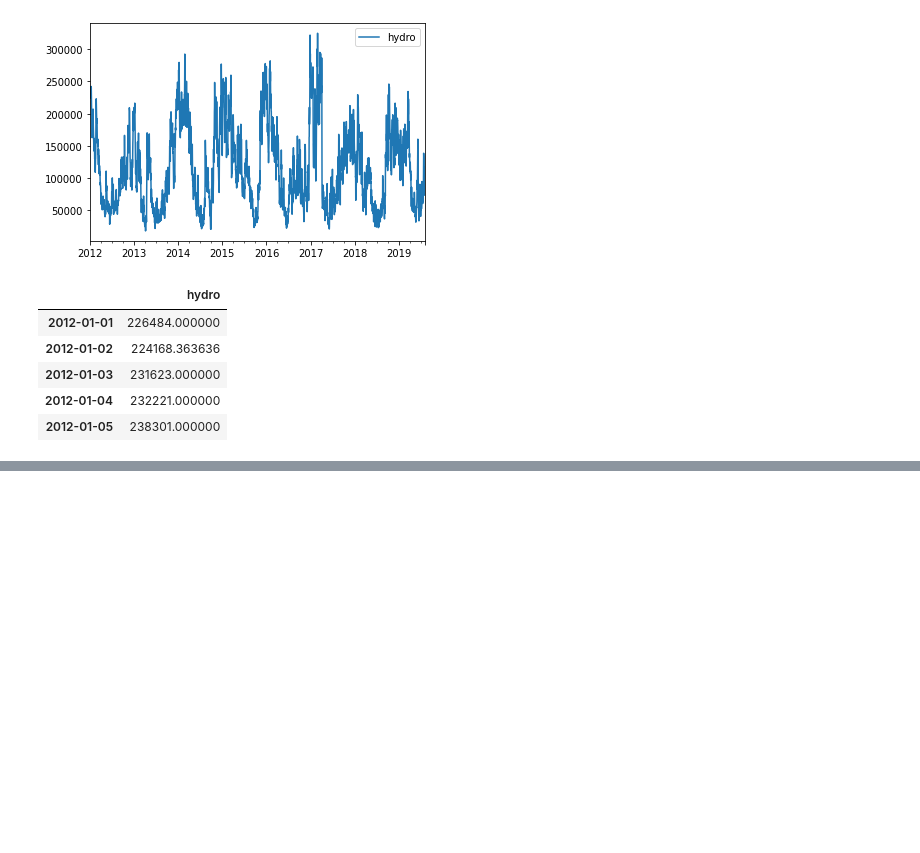
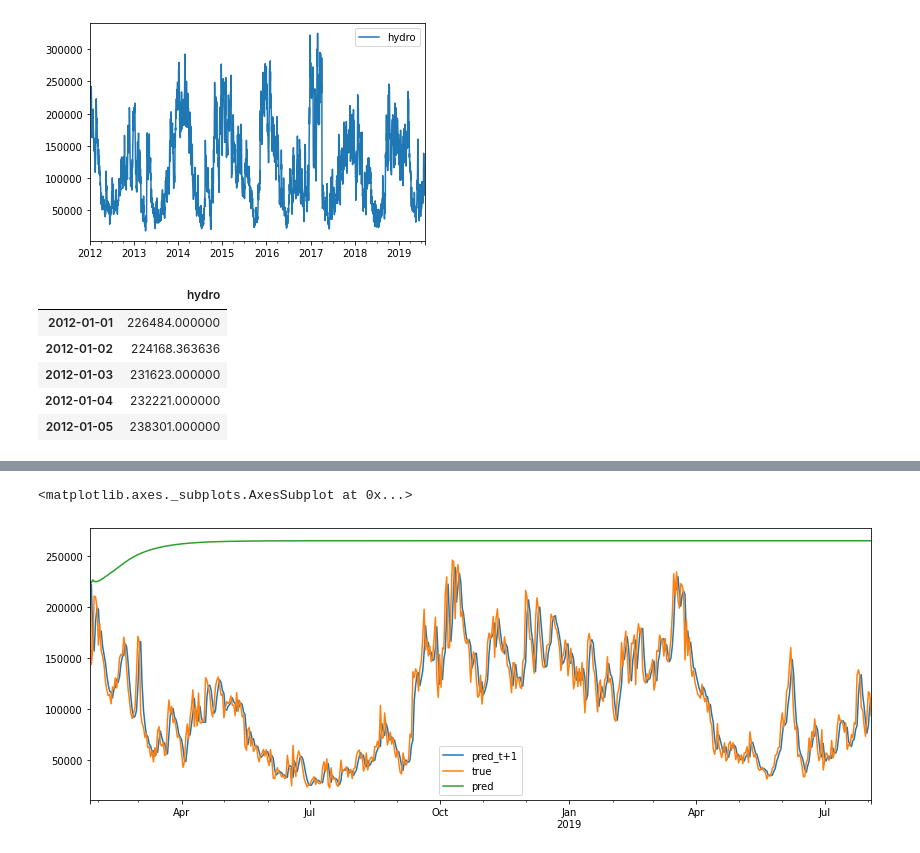
Before and after one commit to tjohanne42/time-series-project-simplon, a Jupyter notebook: preprocess_data.ipynb, the cells around one changed output, grey strips where cells are left out. Cells and saved outputs as stored; diff of their text form; code cells hidden in the pictures; blank space fills up the shorter version.

```diff
--- a/preprocess_data.ipynb
+++ b/preprocess_data.ipynb
@@ -561,3 +561,12 @@ df.plot(figsize=(14,5))
+# %%
+test_predictions = []
+first_batch_for_prediction = scaled_train[-input_length :]
+current_batch = first_batch_for_prediction.reshape((1, input_length, features_length))
+
+for index in range(len(test)):
+  current_prediction = model.predict(current_batch)[0]
+  test_predictions.append(current_prediction)
+  current_batch = np.append(current_batch[:, 1:, :], [[current_prediction]], axis=1)
 # %% [markdown]
 # III. Pred II le retour
 # %%
@@ -635,7 +644,7 @@ X_train = np.reshape(X_train, (X_train.shape[0], X_train.shape[1], 1))
 # %%
 model = Sequential()
 # model.add(LSTM(units=n_lag, input_shape=(X_train.shape[1], 1)))
-model.add(LSTM(units=100, input_shape=(X_train.shape[1], 1)))
+model.add(LSTM(units=n_lag, input_shape=(X_train.shape[1], 1)))
 model.add(Dense(units=1))
 # opt = RMSprop(learning_rate=0.0001)
 # model.compile(optimizer = opt, loss = 'mae')
@@ -688,0 +699,17 @@ predict.plot(figsize=(14,5))
+# %%
+test_predictions = []
+first_batch_for_prediction = train_scaled[-n_lag :]
+current_batch = first_batch_for_prediction.reshape((1, n_lag, features_length))
+
+for index in tqdm(range(len(test))):
+  current_prediction = model.predict(current_batch)[0]
+  test_predictions.append(current_prediction)
+  current_batch = np.append(current_batch[:, 1:, :], [[current_prediction]], axis=1)
+
+test_predictions_unnormalized = sc.inverse_transform(test_predictions)
+
+predict["pred"] = test_predictions_unnormalized
+predict.plot(figsize=(14,5))
+# %% [output]
+<matplotlib.axes._subplots.AxesSubplot at 0x...>
+[figure, added]
```
Also changed, not shown: parts of 7 cells of this notebook.
